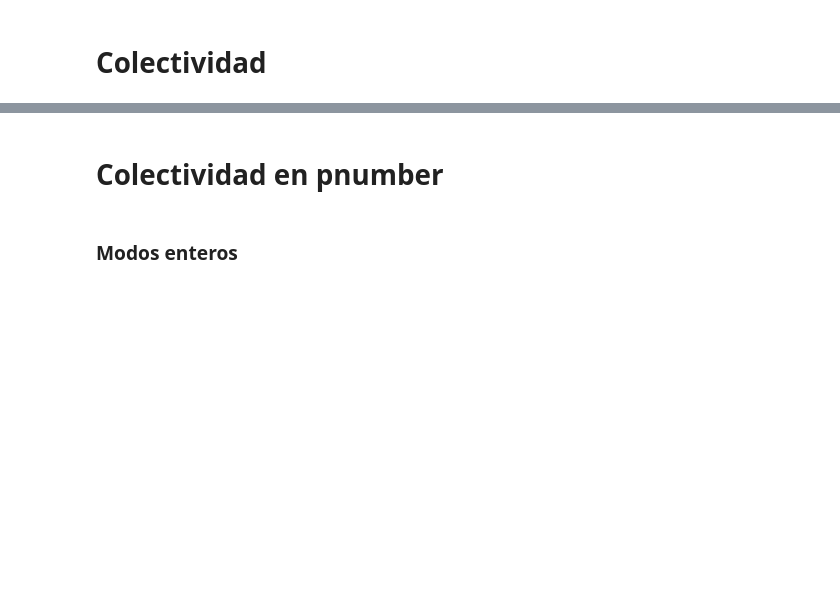
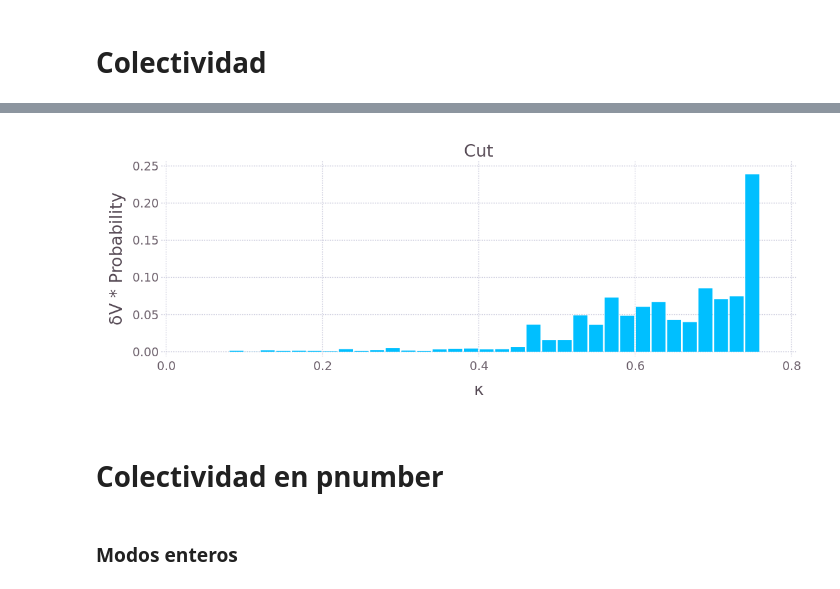
Before and after one commit to pgbarletta/reold_lbp, a Jupyter notebook: src/vgv_1ael.ipynb, the cells around one changed output, grey strips where cells are left out. Saved outputs shown, nothing was run; the diff lists cells and outputs as text; code cells hidden in the pictures; blank space fills up the shorter version.

```diff
--- a/src/vgv_1ael.ipynb
+++ b/src/vgv_1ael.ipynb
@@ -203 +210,18 @@ WARNING: both StatsBase and Compat export "stderr"; uses of it in module DataFra
+# %%
+# VGV cartesiano
+xyz_vgv_1ael = tognm(modes_1ael * vgv_1ael)
+
+# Pnumber aminoácidos según VGV (aminoácidos de la pared)
+cut_1ael = get_pnum(xyz_vgv_1ael)
+
+# Índices de pnumber aminoácidos
+idx_cut_1ael = sort(sortperm(abs.(xyz_vgv_1ael), rev = true)[1:cut_1ael])
+
+# Índices de pnumber aminoácidos en 3aa coordenadas
+idx_cut_1ael_3 = Array{Int64}(length(idx_cut_1ael) * 3)
+for i = 1:length(idx_cut_1ael)
+    idx_cut_1ael_3[3*i-2] = idx_cut_1ael[i] * 3 - 2
+    idx_cut_1ael_3[3*i-1] = idx_cut_1ael[i] * 3 - 1
+    idx_cut_1ael_3[3*i] = idx_cut_1ael[i] * 3
+end
 # %% [markdown]
@@ -344,3 +328,17 @@ pdf_Whis_κ_1ael = plot(df_Whis_κ_1ael, x="κ", y="Probability", Geom.bar,
+# %%
+# Uso los bins del anterior
+# Histograma ponderado
+Whis_κ_cut_1ael, Wbins_κ_cut_1ael = WeightedHist(κ_modes_cut_1ael, bins_κ, abs.(vgv_1ael), true);
+df_Whis_κ_cut_1ael = DataFrame(Probability = Whis_κ_cut_1ael, κ = Wbins_κ_cut_1ael);
+
+pdf_Whis_κ_cut_1ael = plot(df_Whis_κ_cut_1ael, x="κ", y="Probability", Geom.bar,
+    Guide.title("Cut"),
+    # Guide.xlabel("Frecuency (cm<sup>-1</sup>)"), Guide.xticks(ticks=collect(0:50:775)),
+    Guide.ylabel("δV * Probability", orientation=:vertical),
+    Theme(bar_spacing=2pt, grid_line_width=1pt, Theme(default_color=colorant"deepskyblue"),
+        minor_label_font_size = 14pt, major_label_font_size = 20pt, key_title_font_size = 20pt))
+# %% [output]
+[figure, added]
 # %% [markdown]
 # Colectividad en pnumber
 # %% [markdown]
```
Also changed, not shown: parts of 14 cells of this notebook.
